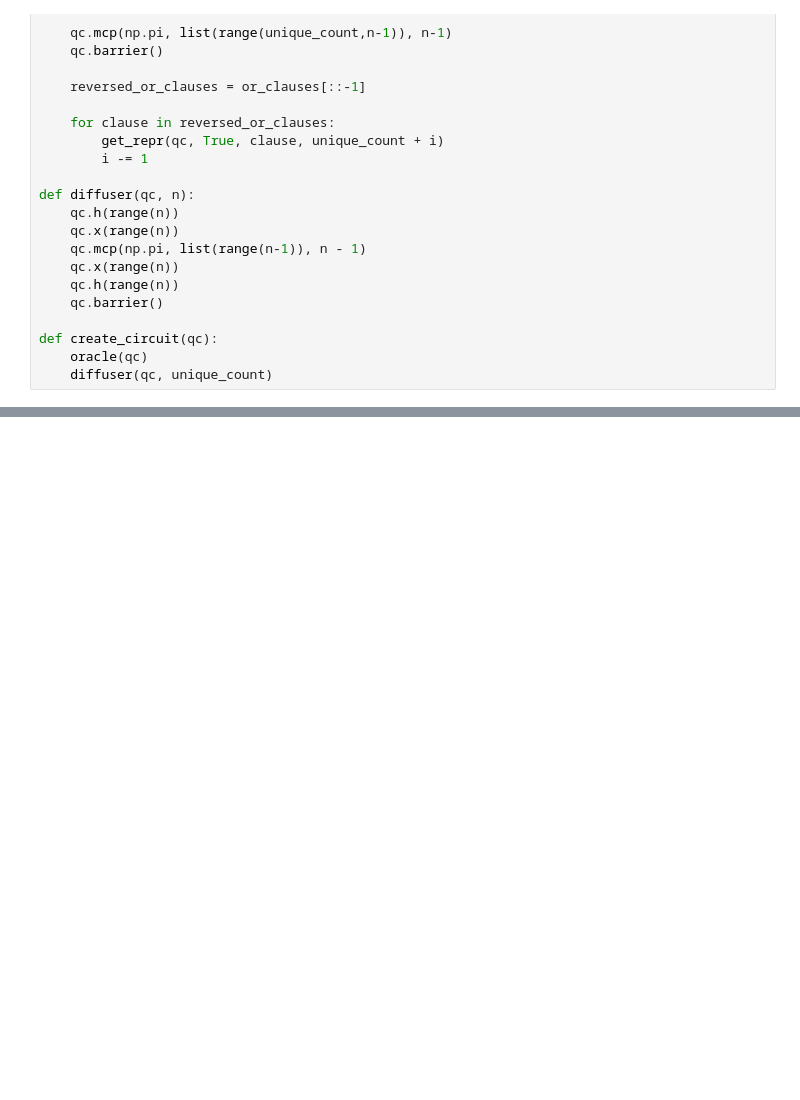
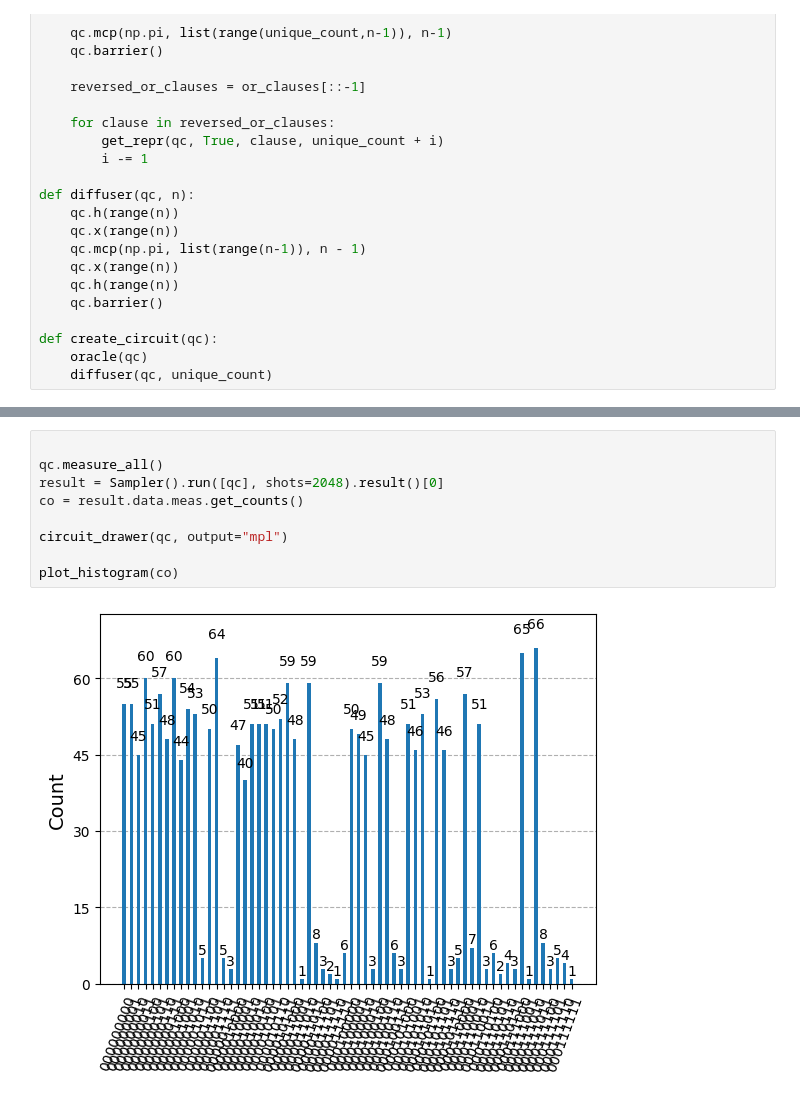
Before and after one commit to michelebanfi/cSAT, a Jupyter notebook: PC.ipynb, the cells around one changed output, grey strips where cells are left out. Cells and saved outputs as stored; diff of their text form; blank space fills up the shorter version.

```diff
--- a/PC.ipynb
+++ b/PC.ipynb
@@ -489,0 +473,11 @@ NameError: name 'hls_to_rgb' is not defined
+# %%
+
+qc.measure_all()
+result = Sampler().run([qc], shots=2048).result()[0]
+co = result.data.meas.get_counts()
+
+circuit_drawer(qc, output="mpl")
+
+plot_histogram(co)
+# %% [output]
+[figure, added]
```
Also changed, not shown: parts of 4 cells of this notebook.
